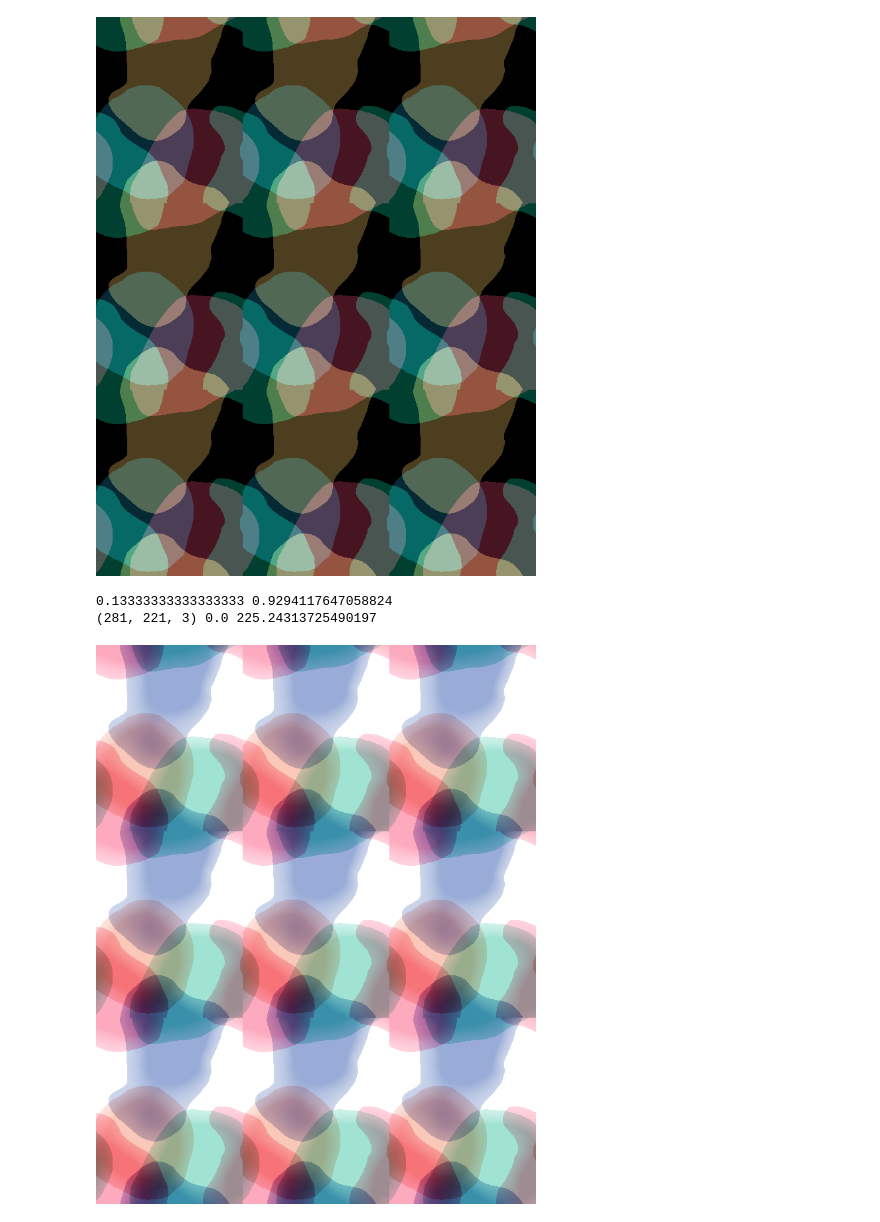
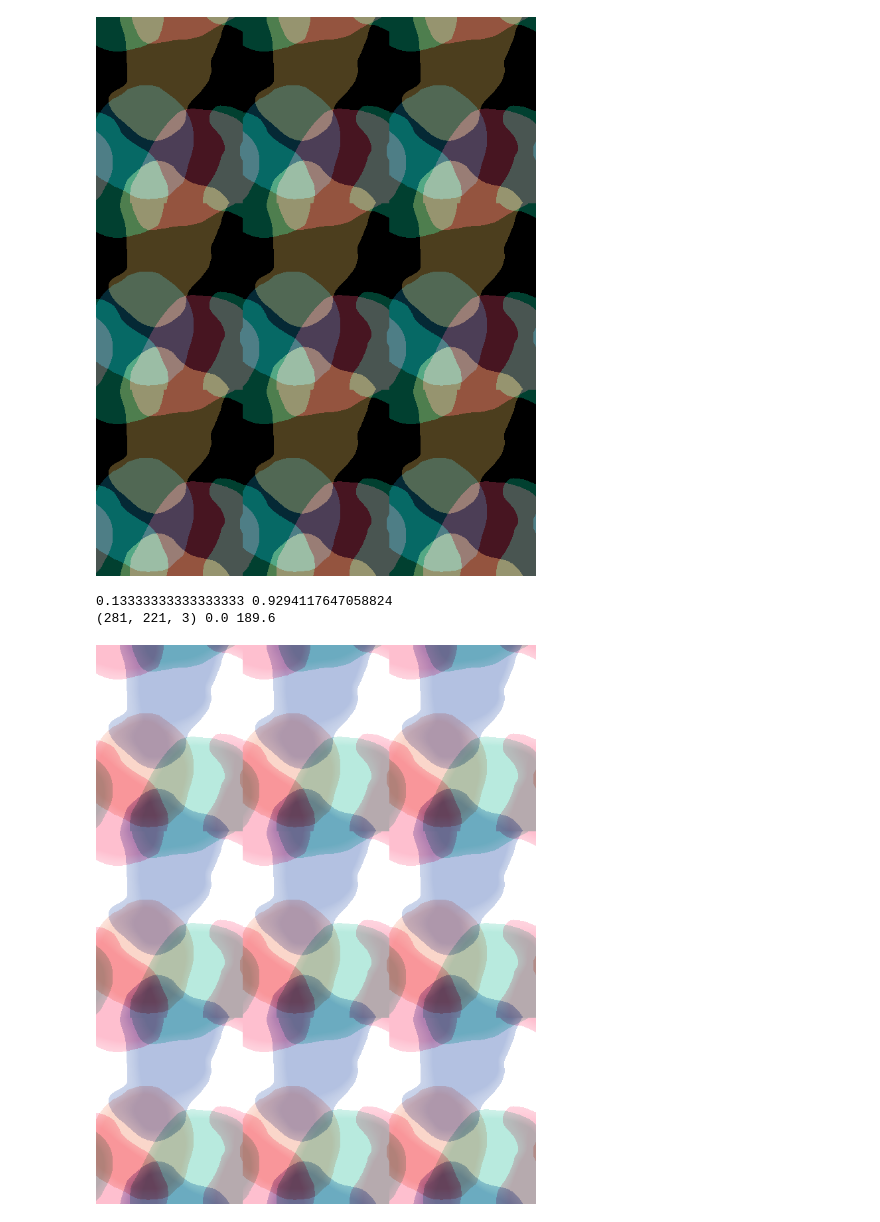
Before and after one commit to laurahsisson/aromap, a Jupyter notebook: chart.ipynb, the cells around one changed output. Saved outputs shown, nothing was run; the diff lists cells and outputs as text; code cells hidden in the pictures.

Commit message:
Comparing some charts

```diff
--- a/chart.ipynb
+++ b/chart.ipynb
@@ -441,14 +441,14 @@ False
 [figure]
 # %%
 print(layer_weights.min(),layer_weights.max())
-threshed_weights = np.where(layer_weights > .2, np.clip(layer_weights, a_min=0,a_max=.4), 0)
+threshed_weights = np.where(layer_weights > .2, np.clip(layer_weights, a_min=0,a_max=.3), 0)
 layer_color = np.matmul(threshed_weights,color_array) #/ (threshed_weights.sum(axis=-1,keepdims=True))
 layer_color = np.nan_to_num(layer_color,0)
-layer_color = np.clip(layer_color,  a_min=0,a_max=255)
+layer_color = np.clip(layer_color, a_min=0,a_max=255)
 print(layer_color.shape,layer_color.min(),layer_color.max())
 layer_color = clean(layer_color)
 display(tile_pil(make_rgb_pil(255-layer_color),3,3))
 # %% [output]
 0.13333333333333333 0.9294117647058824
-(281, 221, 3) 0.0 225.24313725490197
+(281, 221, 3) 0.0 189.6
-[figure, old version]
+[figure, new version]
```
Also changed, not shown: 1 other file.
